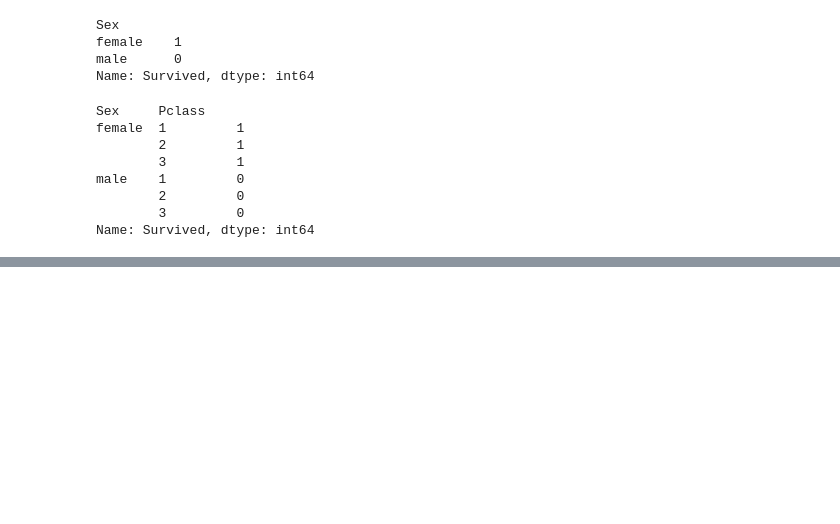
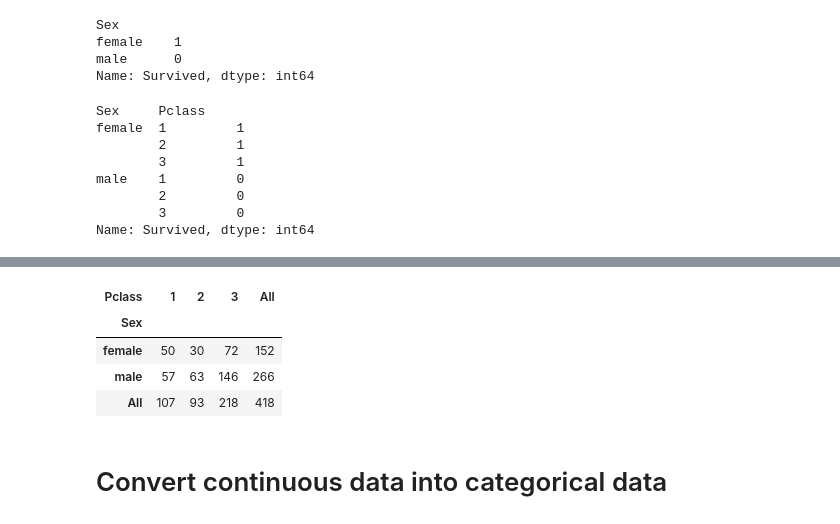
Before and after one commit to monika0603/SQL-practice, a Jupyter notebook: pandas-tricks.ipynb, the cells around one changed output, grey strips where cells are left out. Drawn from its saved outputs; the diff is of its cells as text; code cells hidden in the pictures; blank space fills up the shorter version.

```diff
--- a/pandas-tricks.ipynb
+++ b/pandas-tricks.ipynb
@@ -559,0 +586,10 @@ Name: Survived, dtype: int64
+# %%
+df.pivot_table(index='Sex', columns='Pclass', values='Survived', aggfunc='count', margins=True)
+# %% [output]
+| Pclass | 1 | 2 | 3 | All |
+| Sex |  |  |  |  |
+| female | 50 | 30 | 72 | 152 |
+| male | 57 | 63 | 146 | 266 |
+| All | 107 | 93 | 218 | 418 |
+# %% [markdown]
+# Convert continuous data into categorical data
```
Also changed, not shown: parts of 19 cells of this notebook.
